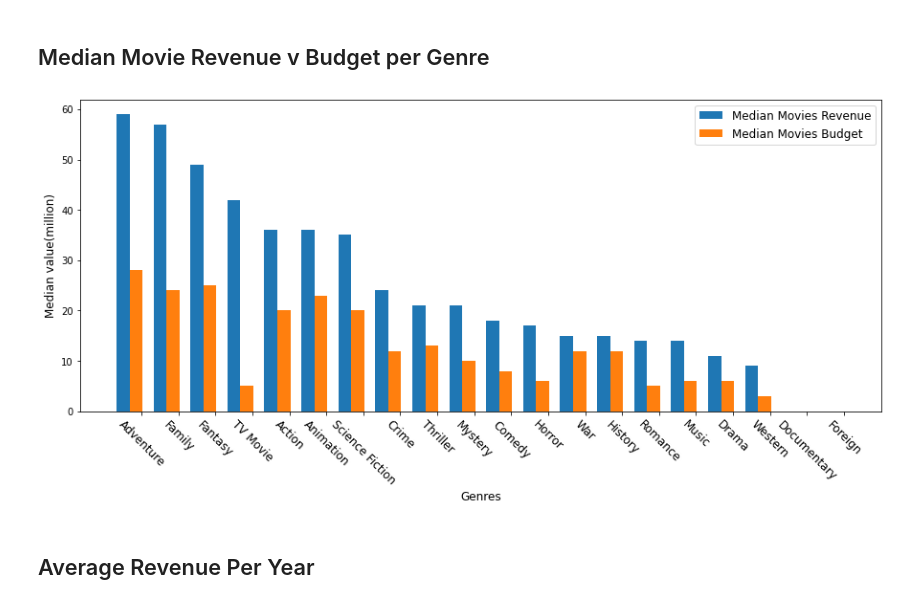
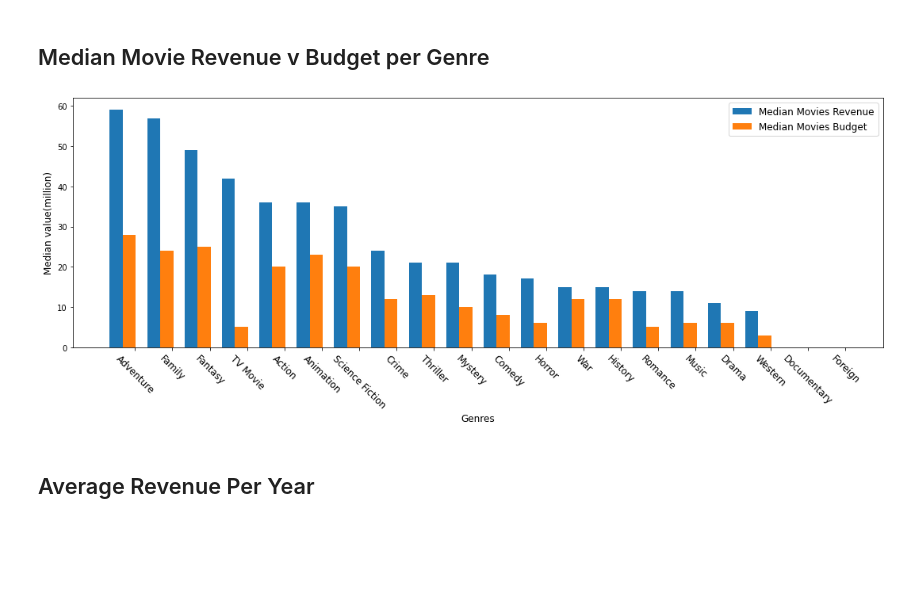
Before and after one commit to alysnow/Final-Project, a Jupyter notebook: Notebooks/MovieBase_main - Exploration_notes.ipynb, the cells around one changed output. Saved outputs shown, nothing was run; the diff lists cells and outputs as text; code cells hidden in the pictures; blank space fills up the shorter version.

```diff
--- a/Notebooks/MovieBase_main - Exploration_notes.ipynb
+++ b/Notebooks/MovieBase_main - Exploration_notes.ipynb
@@ -896,19 +902,25 @@ plt.show()
 # %%
 # Plot the median revenue versus budget of movies per genre using Matplotlib bar chart
 # --------------------------------------------------------------------------------
 plt.figure(figsize=(15, 6))
 x_indexes = np.arange(len(genres))
 width = 0.35
 genres_info = genres_info.sort_values('median_revenue(million)', ascending=False)
 plt.bar(x_indexes,  genres_info['median_revenue(million)'], label="Median Movies Revenue", width=width)
 plt.bar(x_indexes + width,  genres_info['median_budget(million)'], label="Median Movies Budget", width=width)
 plt.legend(loc="upper right", fontsize=12)
 plt.xticks(ticks=x_indexes+0.5, labels=genres_info['genres'].values, fontsize=12, rotation=-45)
 plt.xlabel('Genres', fontsize=12)
 plt.ylabel('Median value(million)', fontsize=12)
+# plt.show()
+
+
+# Save and Show plot
+plt.tight_layout()
+plt.savefig("../Images/RevenuevBudget.png")
 plt.show()
 # %% [output]
-[figure, old version]
+[figure, new version]
 # %% [markdown]
 ## Average Revenue Per Year
 # %% [markdown]
```
Also changed, not shown: parts of 7 cells of this notebook, 27 other files.
